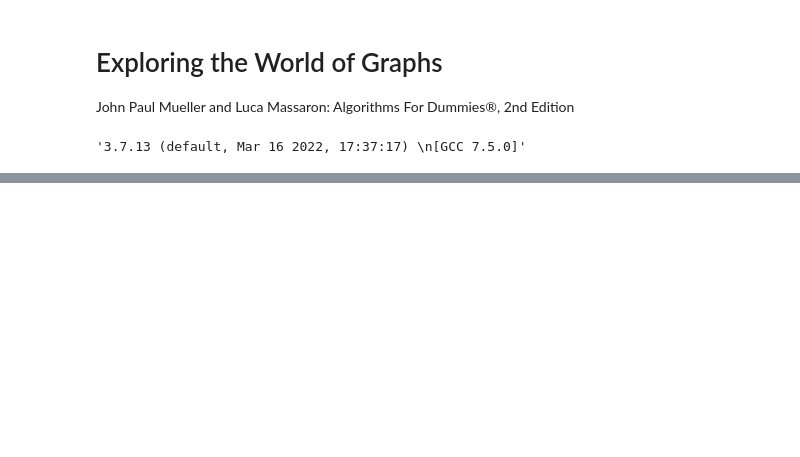
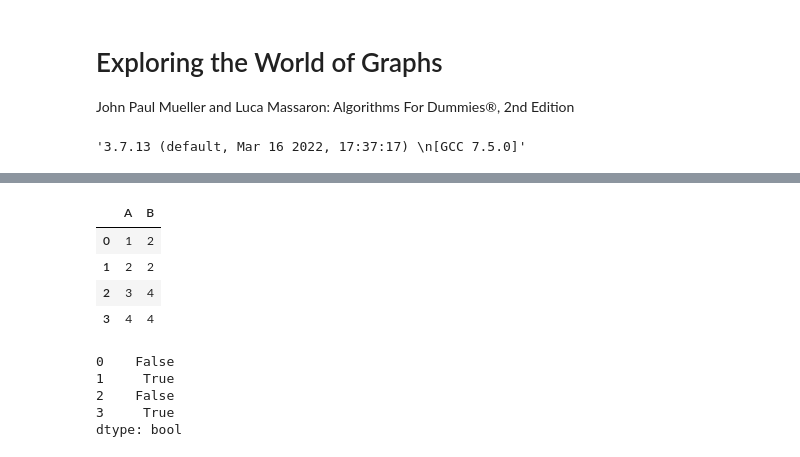
Before and after one commit to loosak/pysnippets, a Jupyter notebook: Graphs.ipynb, the cells around one changed output, grey strips where cells are left out. Drawn from its saved outputs; the diff is of its cells as text; code cells hidden in the pictures; blank space fills up the shorter version.

```diff
--- a/Graphs.ipynb
+++ b/Graphs.ipynb
@@ -63,0 +117,22 @@ nx.draw_networkx_edge_labels(Graph, pos, font_size=14, edge_labels=labels)
+# %%
+import pandas as pd
+
+df = pd.DataFrame({
+      'A': [1, 2, 3, 4],
+      'B': [2, 2, 4, 4]
+})
+df
+# %% [output]
+|  | A | B |
+| 0 | 1 | 2 |
+| 1 | 2 | 2 |
+| 2 | 3 | 4 |
+| 3 | 4 | 4 |
+# %%
+df.A == df.B
+# %% [output]
+0    False
+1     True
+2    False
+3     True
+dtype: bool
```
Also changed, not shown: parts of 8 cells of this notebook.
